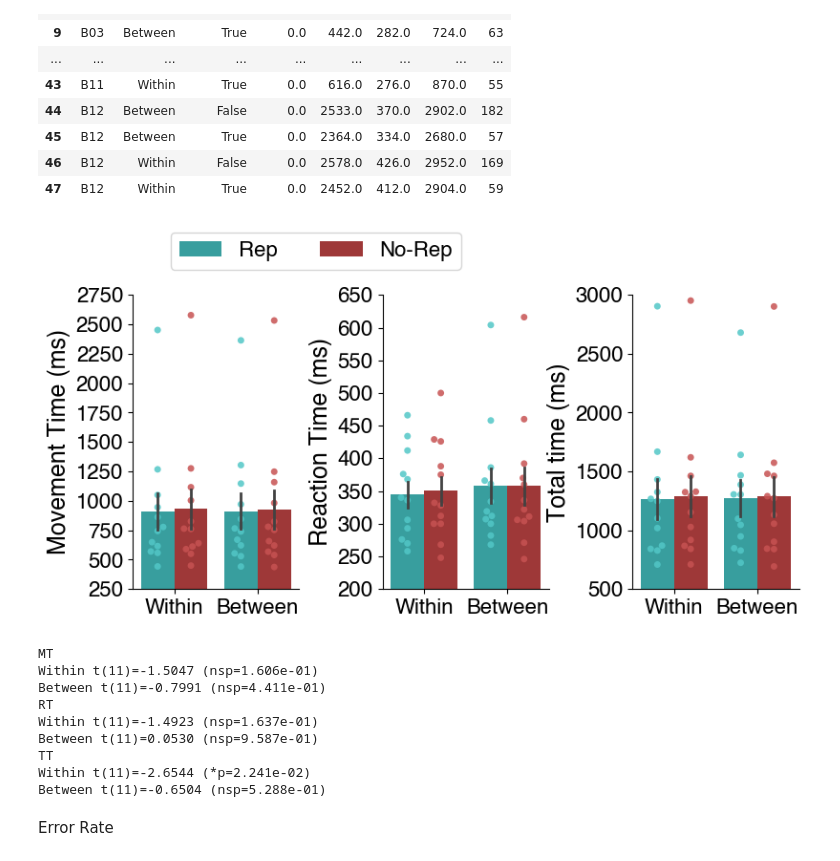
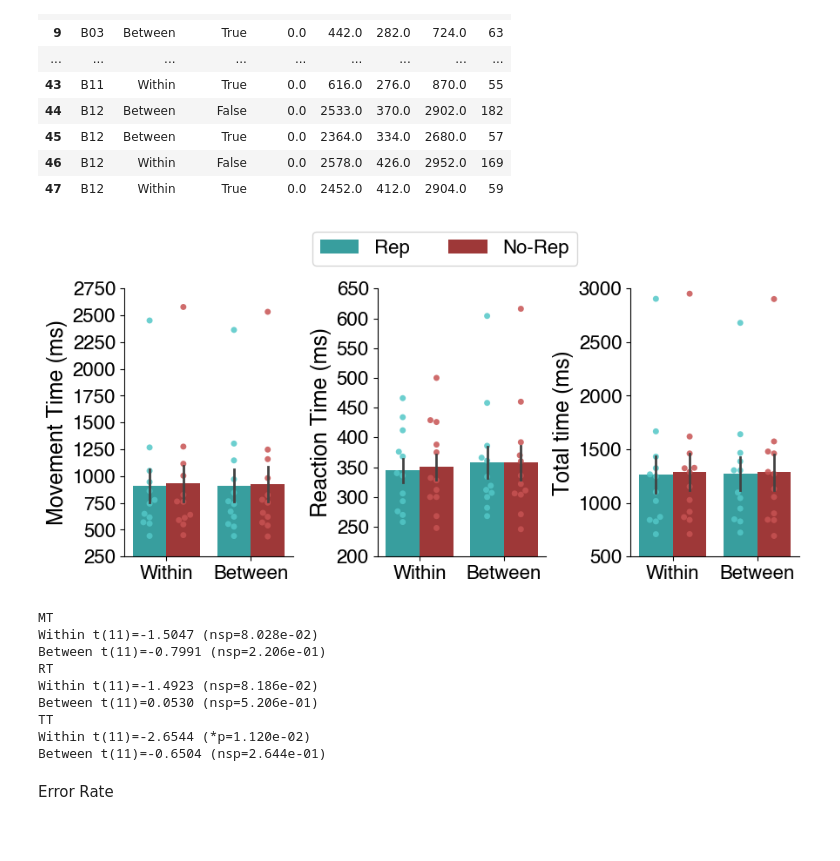
Before and after one commit to psb629/SeqSpatialSupp_fMRI, a Jupyter notebook: Notebook/behav.sslb2.ipynb, the cells around one changed output. Cells and saved outputs as stored; diff of their text form; code cells hidden in the pictures.

```diff
--- a/Notebook/behav.sslb2.ipynb
+++ b/Notebook/behav.sslb2.ipynb
@@ -279,7 +279,7 @@ hue_order = [True,False]
 order = ['Within','Between']
 palette = ['#27afaf','#af2727']
 # %%
-fig, axs = plt.subplots(ncols=3, nrows=1, figsize=(9,4))
+fig, axs = plt.subplots(ncols=3, nrows=1, figsize=(10,4))
 
 for ii, feature in enumerate(['MT','RT','TT']):
     ax = axs[ii]
@@ -309,35 +309,36 @@ for ii, feature in enumerate(['MT','RT','TT']):
         ylabel = 'Movement Time (ms)'
         g.set_ylim(MT_m,MT_M)
         g.legend(
             handles[2:], ['Rep','No-Rep'],
-            loc='lower center', bbox_to_anchor=(1.1, 1.05),
+            # loc='lower center', bbox_to_anchor=(1.1, 1.05),
+            loc='lower center', bbox_to_anchor=(1.9, 1.05),
             ncol=2, fontsize=16
         )
     elif ii == 1:
         ylabel = 'Reaction Time (ms)'
         g.set_ylim(RT_m,RT_M)
     elif ii == 2:
         ylabel = 'Total time (ms)'
         g.set_ylim(TT_m,TT_M)
     g.set_ylabel(ylabel, fontsize=18)
 
     g.set_xlabel('')
     xticks = g.get_xticks()
     g.set_xticks(xticks)
     xticklabels = g.get_xticklabels()
     g.set_xticklabels(xticklabels, fontsize=16)
     # g.set_ylabel(ylabel,fontsize=20)
     yticks = g.get_yticks().astype(int)
     g.set_yticks(yticks)
     g.set_yticklabels(yticks, fontsize=16)
 #     # g.set_title('session %s'%sess,fontsize=16)
     g.spines['right'].set_visible(False)
     g.spines['top'].set_visible(False)
 
 plt.subplots_adjust(wspace=0.5)
 # # fig.tight_layout()
 # %% [output]
-[figure, old version]
+[figure, new version]
 # %%
 for ii, value in enumerate(['MT','RT','TT']):
     print(value)
@@ -345,20 +346,20 @@ for ii, value in enumerate(['MT','RT','TT']):
     for jj, cc in enumerate(['Within','Between']):
         a = dg_groupby[(dg_groupby.Cue_Rep==cc)&(dg_groupby.Seq_Rep==True)][value].astype(float)
         b = dg_groupby[(dg_groupby.Cue_Rep==cc)&(dg_groupby.Seq_Rep==False)][value].astype(float)
-        res = scipy.stats.ttest_rel(a,b,alternative='two-sided')
+        res = scipy.stats.ttest_rel(a,b,alternative='less')
         tval = res.statistic
         pval = res.pvalue
         print(cc, 't(%d)=%.4f (%sp=%.3e)'%(res.df, tval, sstat.convert_pval_to_star(pval), pval))
 # %% [output]
 MT
-Within t(11)=-1.5047 (nsp=1.606e-01)
-Between t(11)=-0.7991 (nsp=4.411e-01)
+Within t(11)=-1.5047 (nsp=8.028e-02)
+Between t(11)=-0.7991 (nsp=2.206e-01)
 RT
-Within t(11)=-1.4923 (nsp=1.637e-01)
-Between t(11)=0.0530 (nsp=9.587e-01)
+Within t(11)=-1.4923 (nsp=8.186e-02)
+Between t(11)=0.0530 (nsp=5.206e-01)
 TT
-Within t(11)=-2.6544 (*p=2.241e-02)
-Between t(11)=-0.6504 (nsp=5.288e-01)
+Within t(11)=-2.6544 (*p=1.120e-02)
+Between t(11)=-0.6504 (nsp=2.644e-01)
 # %%
 # fig.savefig(
 #     join('/mnt/f/SeqSpatialSupp_fMRI/behav.png'),
```
Also changed, not shown: parts of 1 cell of this notebook.
